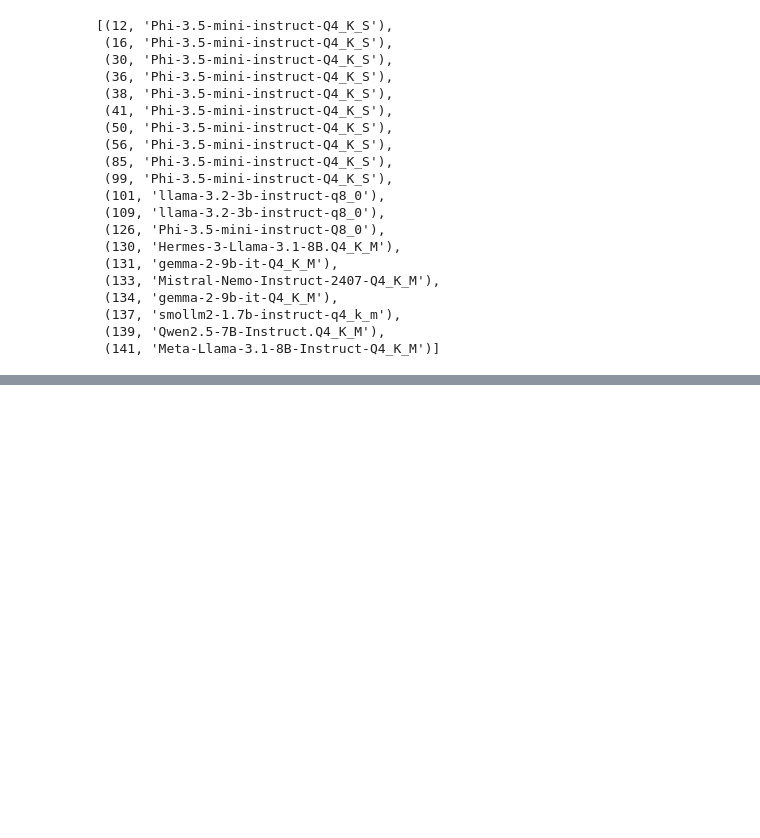
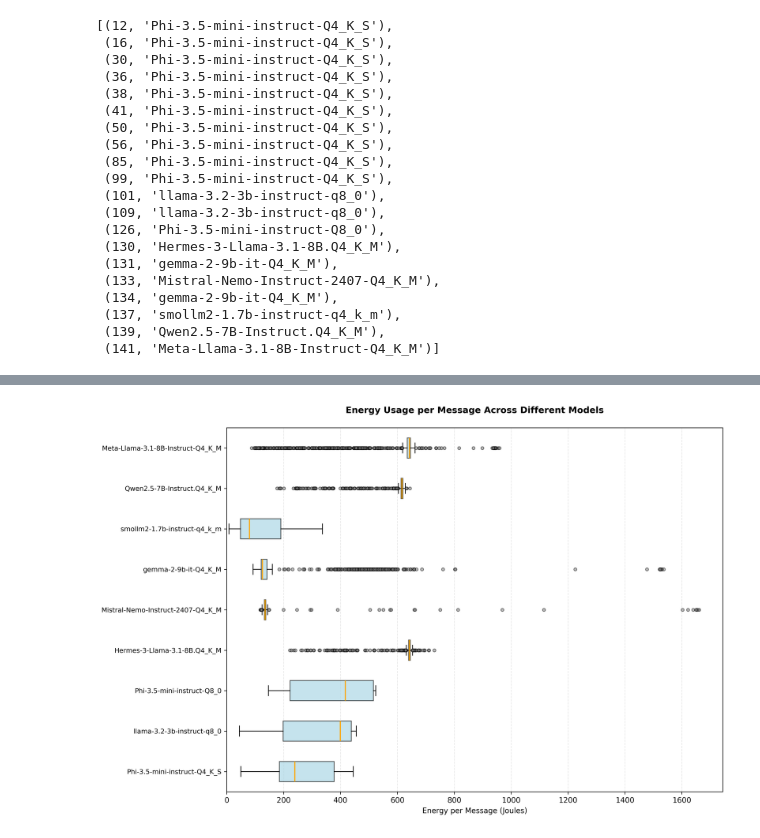
Before and after one commit to HesselTjeerdsma/master-thesis, a Jupyter notebook: src/notebooks/final/energy_analysis.ipynb, the cells around one changed output, grey strips where cells are left out. Cells and saved outputs as stored; diff of their text form; code cells hidden in the pictures; blank space fills up the shorter version.

```diff
--- a/src/notebooks/final/energy_analysis.ipynb
+++ b/src/notebooks/final/energy_analysis.ipynb
@@ -425,0 +167,76 @@ fig4.savefig('average_power.png', dpi=600, bbox_inches='tight')
+# %%
+import matplotlib.pyplot as plt
+import numpy as np
+import pandas as pd
+
+# List of run IDs and data collection
+run_ids = [99, 109, 126, 130, 133, 134, 137, 139, 141]
+model_stats = {}
+
+# Collect energy data for each run
+for run_id in run_ids:
+    run = Run.get(id=run_id)
+    messages = run.get_messages()
+
+    # Calculate total energy per message
+    energy_per_message = []
+    for msg in messages:
+        total_energy = msg.cpu_usage + (msg.gpu_usage if msg.gpu_usage is not None else 0)
+        energy_per_message.append(total_energy)
+
+    # Use simplified model name
+    model_name = run.model_name.split(".gguf")[0]
+    if model_name not in model_stats:
+        model_stats[model_name] = []
+    model_stats[model_name].extend(energy_per_message)
+
+# Create figure with higher DPI
+plt.figure(figsize=(12, 8), dpi=300)
+
+# Prepare data for boxplot
+data = [values for values in model_stats.values()]
+labels = list(model_stats.keys())
+
+# Create horizontal boxplot with customization
+bp = plt.boxplot(data, labels=labels, patch_artist=True, vert=False,
+                medianprops=dict(color="orange", linewidth=1.5),
+                flierprops=dict(marker='o', markerfacecolor='gray',
+                              markersize=4, alpha=0.5),
+                boxprops=dict(facecolor='lightblue', alpha=0.7))
+
+# Customize plot
+plt.title('Energy Usage per Message Across Different Models',
+          pad=20, fontsize=12, fontweight='bold')
+plt.xlabel('Energy per Message (Joules)', fontsize=10)
+
+# Set y-axis labels with smaller font
+plt.yticks(range(1, len(labels) + 1), labels, fontsize=9)
+
+# Add grid for easier reading
+plt.grid(True, axis='x', linestyle='--', alpha=0.3)
+
+# Set x-axis to start at 0
+plt.xlim(left=0)
+
+# Adjust layout to prevent label cutoff
+plt.tight_layout()
+
+# Show plot
+plt.show()
+
+# Print summary statistics
+print("\nSummary Statistics:")
+for model, values in model_stats.items():
+    stats = {
+        'mean': np.mean(values),
+        'median': np.median(values),
+        'std': np.std(values),
+        'count': len(values)
+    }
+    print(f"\n{model}:")
+    print(f"  Mean: {stats['mean']:.2f} J")
+    print(f"  Median: {stats['median']:.2f} J")
+    print(f"  Std Dev: {stats['std']:.2f} J")
+    print(f"  Sample Size: {stats['count']}")
+# %% [output]
+[figure, added]
```
Also changed, not shown: parts of 7 cells of this notebook, 21 other files.
